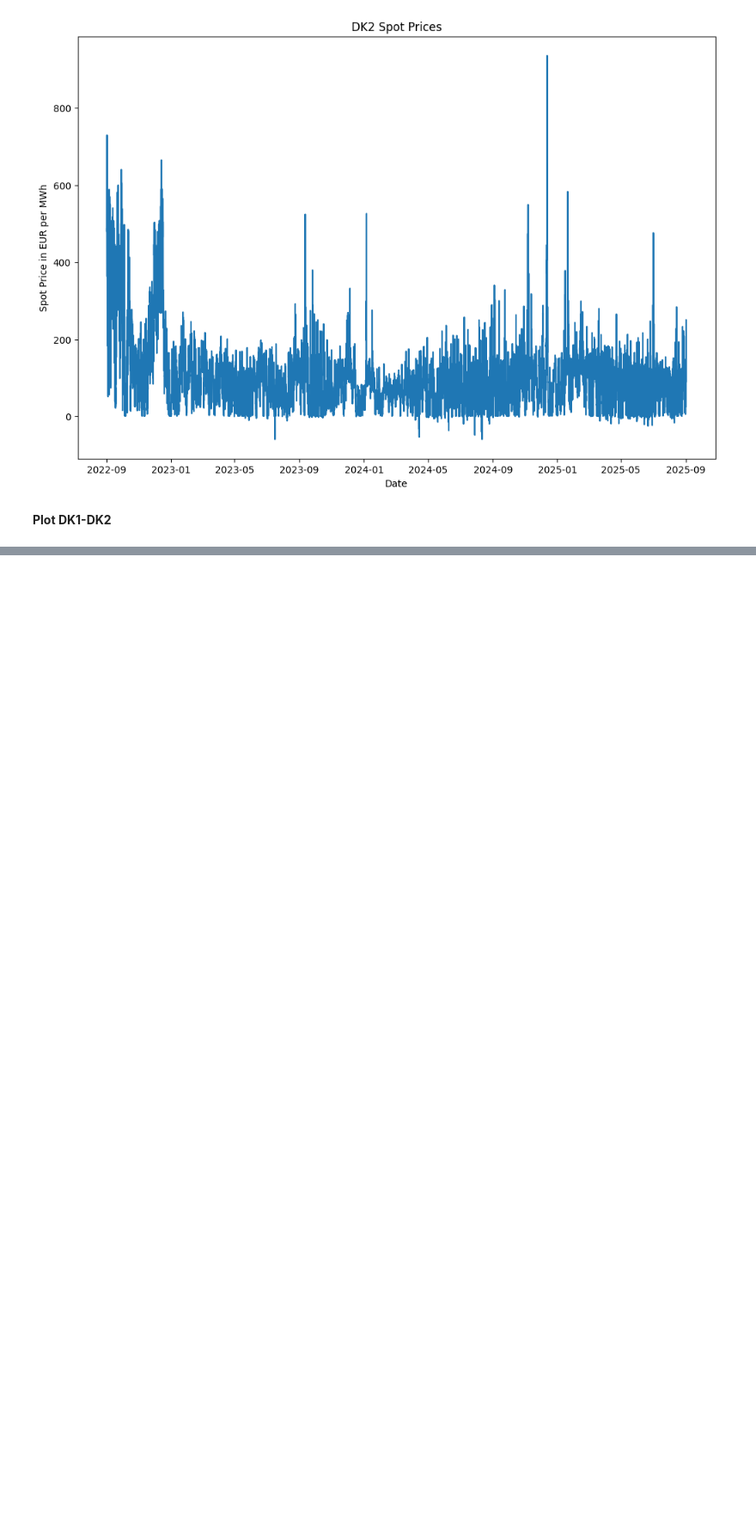
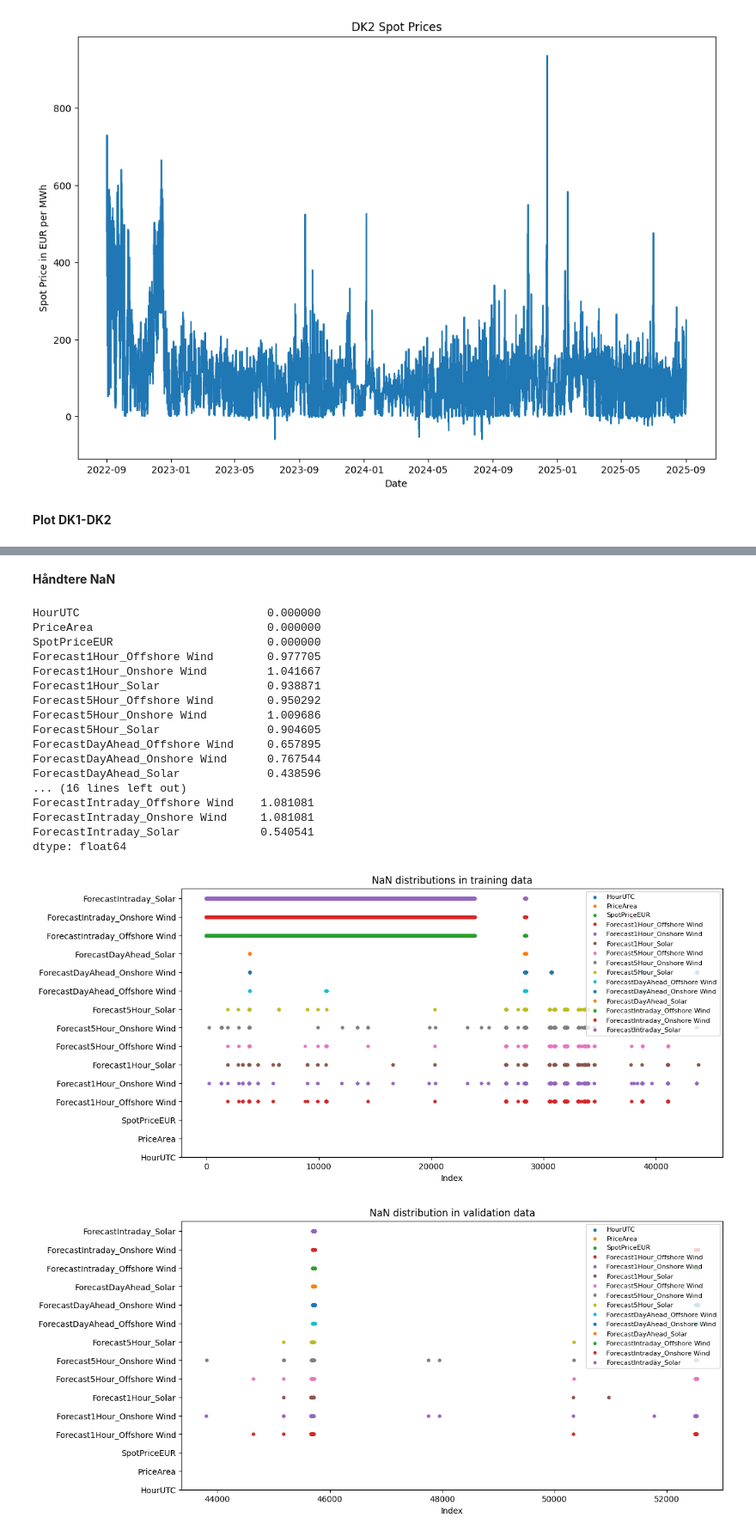
Before and after one commit to Hjavis/spot, a Jupyter notebook: book.ipynb, the cells around one changed output, grey strips where cells are left out. Shown at 86% size. Saved outputs shown, nothing was run; the diff lists cells and outputs as text; code cells hidden in the pictures; blank space fills up the shorter version.

```diff
--- a/book.ipynb
+++ b/book.ipynb
@@ -96,0 +118,51 @@ plt.show()
+# %% [markdown]
+**Håndtere NaN**
+# %%
+print(df_train.isna().mean() * 100)
+print(df_walk_forward.isna().mean() * 100)
+
+#Træningsdata
+plt.figure(figsize=(12,6))
+
+for i, col in enumerate(df_train.columns):
+    na_idx = df_train.index[df_train[col].isna()]  # indeks hvor NaN
+    plt.scatter(na_idx, [i]*len(na_idx), label=col, s=10)  # s=størrelse på prikker
+
+plt.yticks(range(len(df_train.columns)), df_train.columns)
+plt.xlabel('Index')
+plt.title('NaN distributions in training data')
+plt.legend(loc='upper right', fontsize=8)
+plt.show()
+
+#Valideringsdata
+plt.figure(figsize=(12,6))
+
+for i, col in enumerate(df_walk_forward.columns):
+    na_idx = df_walk_forward.index[df_walk_forward[col].isna()]  # indeks hvor NaN
+    plt.scatter(na_idx, [i]*len(na_idx), label=col, s=10)  # s=størrelse på prikker
+
+plt.yticks(range(len(df_walk_forward.columns)), df_walk_forward.columns)
+plt.xlabel('Index')
+plt.title('NaN distribution in validation data')
+plt.legend(loc='upper right', fontsize=8)
+plt.show()
+# %% [output]
+HourUTC                            0.000000
+PriceArea                          0.000000
+SpotPriceEUR                       0.000000
+Forecast1Hour_Offshore Wind        0.977705
+Forecast1Hour_Onshore Wind         1.041667
+Forecast1Hour_Solar                0.938871
+Forecast5Hour_Offshore Wind        0.950292
+Forecast5Hour_Onshore Wind         1.009686
+Forecast5Hour_Solar                0.904605
+ForecastDayAhead_Offshore Wind     0.657895
+ForecastDayAhead_Onshore Wind      0.767544
+ForecastDayAhead_Solar             0.438596
+... (16 lines left out)
+ForecastIntraday_Offshore Wind    1.081081
+ForecastIntraday_Onshore Wind     1.081081
+ForecastIntraday_Solar            0.540541
+dtype: float64
+[figure, added]
+[figure, added]
```
Also changed, not shown: parts of 10 cells of this notebook.
